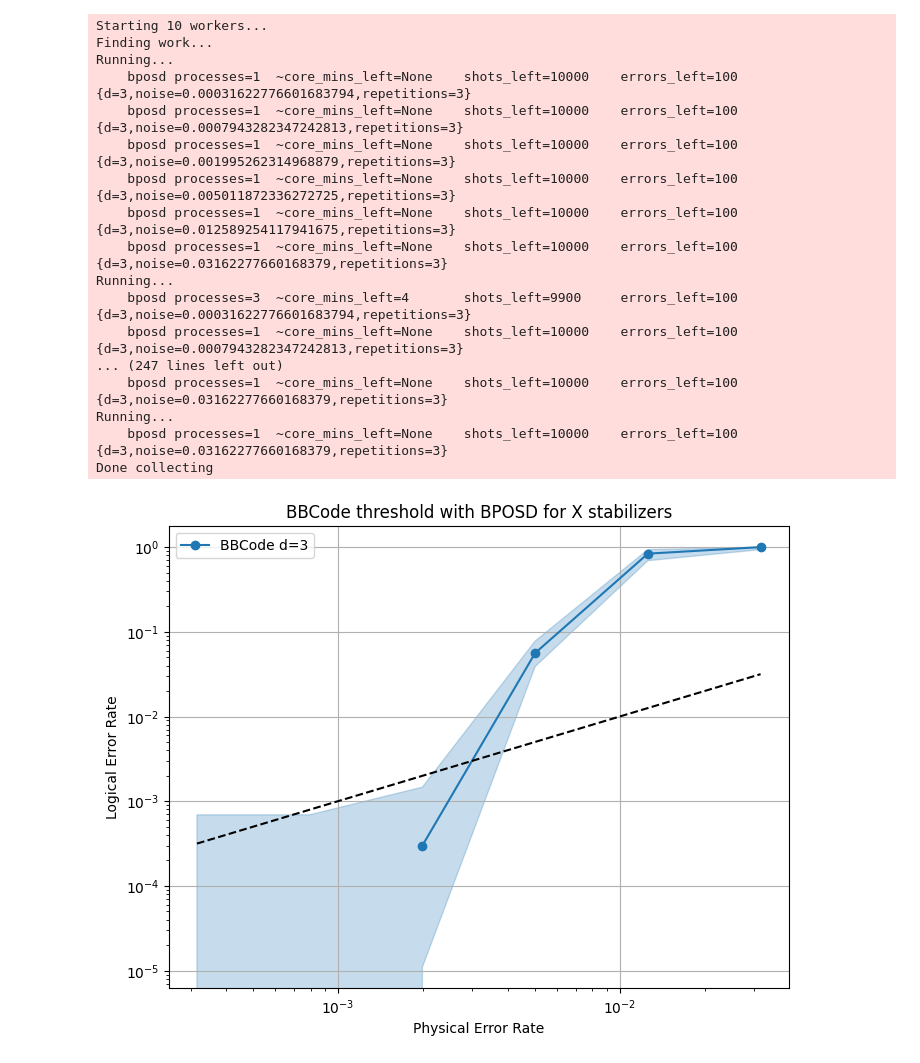
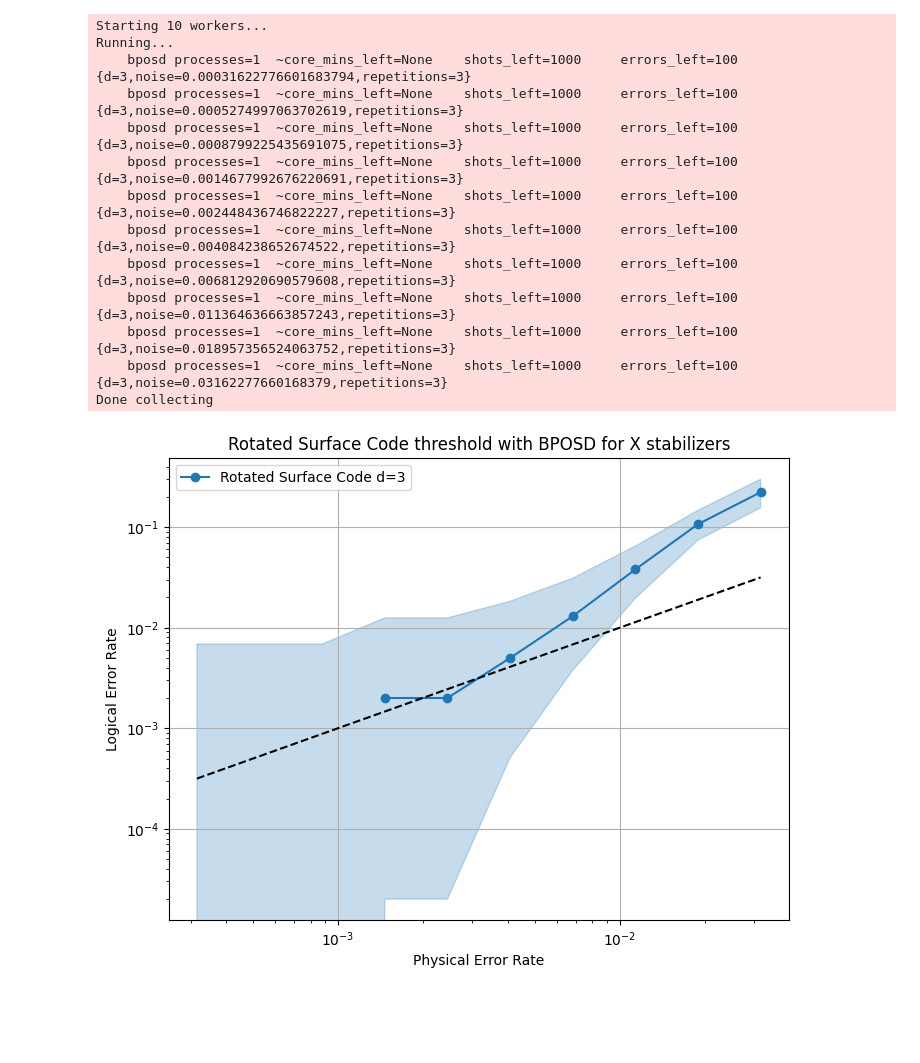
Before and after one commit to Infleqtion/qLDPC, a Jupyter notebook: examples/Stim_QEC.ipynb, the cells around one changed output. Drawn from its saved outputs; the diff is of its cells as text; code cells hidden in the pictures; blank space fills up the shorter version.

```diff
--- a/examples/Stim_QEC.ipynb
+++ b/examples/Stim_QEC.ipynb
@@ -18,35 +19,33 @@ code = qldpc.codes.BBCode(dims, poly_a, poly_b)
 # %%
 import numpy as np
 import qldpc
 
 distance = 3
 BPOSD = qldpc.decoder.get_BP_OSD_decoder
-shots = 10000
-code_name = "BBCode"
-noise_range = np.logspace(-3.5, -1.5, 6)
+shots = 1000
+code_name = "Rotated Surface Code"
+noise_range = np.logspace(-3.5, -1.5, 10)
 sector = qldpc.objects.Pauli.X
-# code = qldpc.codes.SurfaceCode(distance, rotated=True)
-samples = qldpc.simulator.run_simulation(code, distance, sector, noise_range, shots, BPOSD, code_name, overwrite=True)
+code = qldpc.codes.SurfaceCode(distance, rotated=True)
+samples = qldpc.simulator.run_simulation(
+    code, distance, sector, noise_range, shots, BPOSD, code_name, overwrite=True
+)
 qldpc.simulator.plot_results(samples, code_name, sector, noise_range)
 # %% [output]
 Starting 10 workers...
-Finding work...
 Running...
-    bposd processes=1  ~core_mins_left=None    shots_left=10000    errors_left=100     {d=3,noise=0.00031622776601683794,repetitions=3}
-    bposd processes=1  ~core_mins_left=None    shots_left=10000    errors_left=100     {d=3,noise=0.0007943282347242813,repetitions=3}
-    bposd processes=1  ~core_mins_left=None    shots_left=10000    errors_left=100     {d=3,noise=0.001995262314968879,repetitions=3}
-    bposd processes=1  ~core_mins_left=None    shots_left=10000    errors_left=100     {d=3,noise=0.005011872336272725,repetitions=3}
-    bposd processes=1  ~core_mins_left=None    shots_left=10000    errors_left=100     {d=3,noise=0.012589254117941675,repetitions=3}
-    bposd processes=1  ~core_mins_left=None    shots_left=10000    errors_left=100     {d=3,noise=0.03162277660168379,repetitions=3}
-Running...
-    bposd processes=3  ~core_mins_left=4       shots_left=9900     errors_left=100     {d=3,noise=0.00031622776601683794,repetitions=3}
-    bposd processes=1  ~core_mins_left=None    shots_left=10000    errors_left=100     {d=3,noise=0.0007943282347242813,repetitions=3}
-... (247 lines left out)
-    bposd processes=1  ~core_mins_left=None    shots_left=10000    errors_left=100     {d=3,noise=0.03162277660168379,repetitions=3}
-Running...
-    bposd processes=1  ~core_mins_left=None    shots_left=10000    errors_left=100     {d=3,noise=0.03162277660168379,repetitions=3}
+    bposd processes=1  ~core_mins_left=None    shots_left=1000     errors_left=100     {d=3,noise=0.00031622776601683794,repetitions=3}
+    bposd processes=1  ~core_mins_left=None    shots_left=1000     errors_left=100     {d=3,noise=0.0005274997063702619,repetitions=3}
+    bposd processes=1  ~core_mins_left=None    shots_left=1000     errors_left=100     {d=3,noise=0.0008799225435691075,repetitions=3}
+    bposd processes=1  ~core_mins_left=None    shots_left=1000     errors_left=100     {d=3,noise=0.0014677992676220691,repetitions=3}
+    bposd processes=1  ~core_mins_left=None    shots_left=1000     errors_left=100     {d=3,noise=0.002448436746822227,repetitions=3}
+    bposd processes=1  ~core_mins_left=None    shots_left=1000     errors_left=100     {d=3,noise=0.004084238652674522,repetitions=3}
+    bposd processes=1  ~core_mins_left=None    shots_left=1000     errors_left=100     {d=3,noise=0.006812920690579608,repetitions=3}
+    bposd processes=1  ~core_mins_left=None    shots_left=1000     errors_left=100     {d=3,noise=0.011364636663857243,repetitions=3}
+    bposd processes=1  ~core_mins_left=None    shots_left=1000     errors_left=100     {d=3,noise=0.018957356524063752,repetitions=3}
+    bposd processes=1  ~core_mins_left=None    shots_left=1000     errors_left=100     {d=3,noise=0.03162277660168379,repetitions=3}
 Done collecting
-[figure, old version]
+[figure, new version]
 # %%
 import numpy as np
 import qldpc
```
Also changed, not shown: parts of 2 cells of this notebook, 2 other files.
